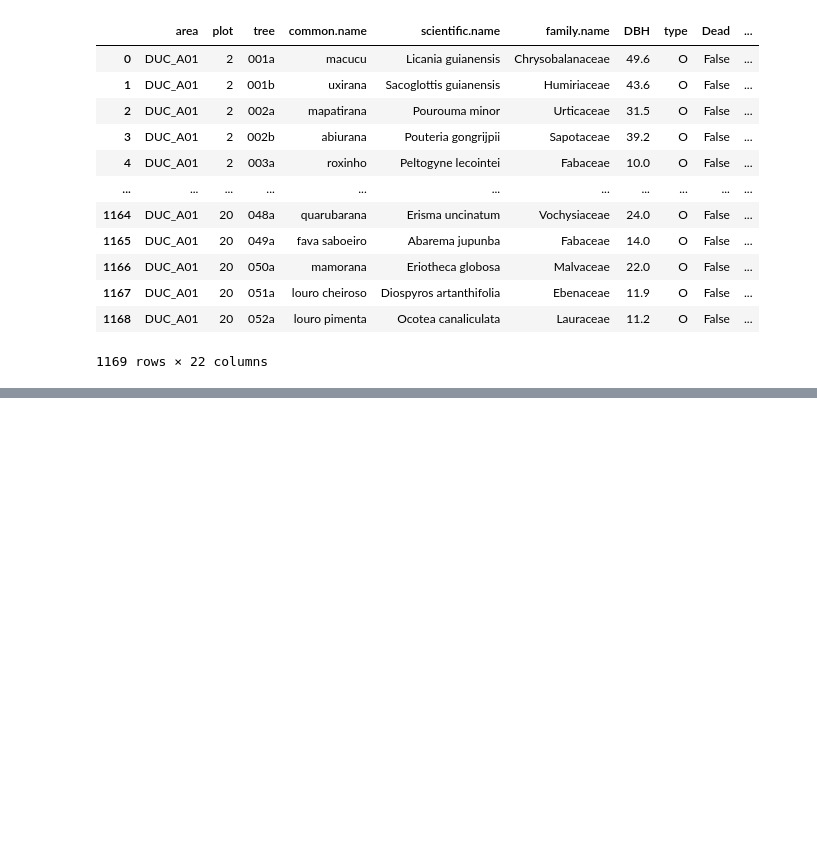
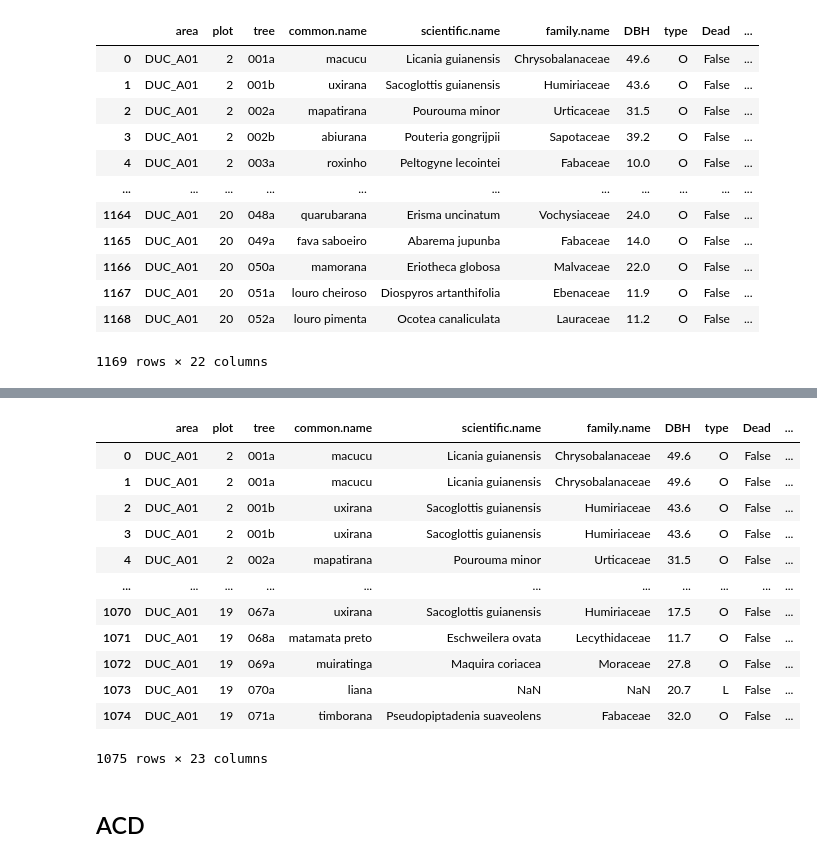
Before and after one commit to joaovictordecastroa/canopyEstimation, a Jupyter notebook: src/inventory.ipynb, the cells around one changed output, grey strips where cells are left out. Cells and saved outputs as stored; diff of their text form; code cells hidden in the pictures; blank space fills up the shorter version.

```diff
--- a/src/inventory.ipynb
+++ b/src/inventory.ipynb
@@ -425,0 +471,8 @@ inventory
+# %%
+tost = inventory_plot_location.copy()
+tost = tost.to_crs({"init": "epsg:3857"})
+tost = tost.rename({"plot_ID": "plot"})
+# %%
+tost["area.km2"] = tost["geometry"].area / 10**6
+
+tost
@@ -425,0 +498,5 @@ inventory
+# %%
+tost = pd.DataFrame(tost.rename({"plot_ID": "plot"}, axis=1))
+tost["plot"] = tost["plot"].str.replace(r"(P|0)", r"", case=True, regex=True)
+tost["plot"] = pd.to_numeric(tost["plot"], errors="coerce").astype(np.int64)
+tost
@@ -425,0 +522,18 @@ inventory
+# %%
+inventory = inventory.merge(tost[["area.km2", "plot"]], on="plot")
+# %%
+inventory
+# %% [output]
+|  | area | plot | tree | common.name | scientific.name | family.name | DBH | type | Dead | ... |
+| 0 | DUC_A01 | 2 | 001a | macucu | Licania guianensis | Chrysobalanaceae | 49.6 | O | False | ... |
+| 1 | DUC_A01 | 2 | 001a | macucu | Licania guianensis | Chrysobalanaceae | 49.6 | O | False | ... |
+| 2 | DUC_A01 | 2 | 001b | uxirana | Sacoglottis guianensis | Humiriaceae | 43.6 | O | False | ... |
+| 3 | DUC_A01 | 2 | 001b | uxirana | Sacoglottis guianensis | Humiriaceae | 43.6 | O | False | ... |
+| 4 | DUC_A01 | 2 | 002a | mapatirana | Pourouma minor | Urticaceae | 31.5 | O | False | ... |
+| ... | ... | ... | ... | ... | ... | ... | ... | ... | ... | ... |
+| 1070 | DUC_A01 | 19 | 067a | uxirana | Sacoglottis guianensis | Humiriaceae | 17.5 | O | False | ... |
+| 1071 | DUC_A01 | 19 | 068a | matamata preto | Eschweilera ovata | Lecythidaceae | 11.7 | O | False | ... |
+| 1072 | DUC_A01 | 19 | 069a | muiratinga | Maquira coriacea | Moraceae | 27.8 | O | False | ... |
+| 1073 | DUC_A01 | 19 | 070a | liana | NaN | NaN | 20.7 | L | False | ... |
+| 1074 | DUC_A01 | 19 | 071a | timborana | Pseudopiptadenia suaveolens | Fabaceae | 32.0 | O | False | ... |
+1075 rows × 23 columns
@@ -425,0 +542,2 @@ inventory
+# %% [markdown]
+## ACD
```
Also changed, not shown: parts of 10 cells of this notebook.
